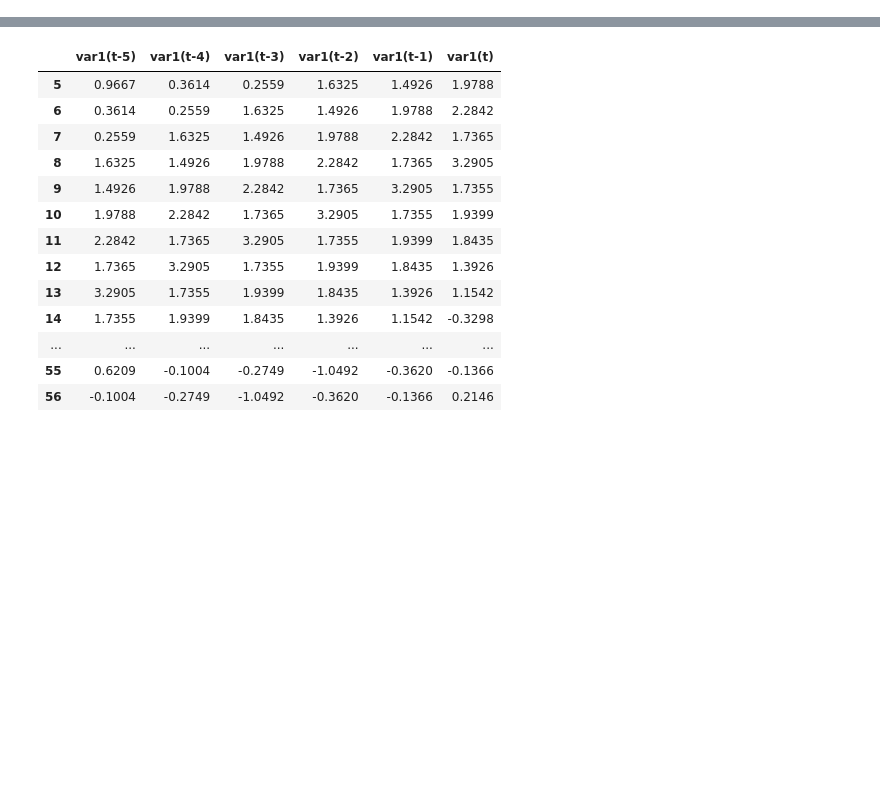
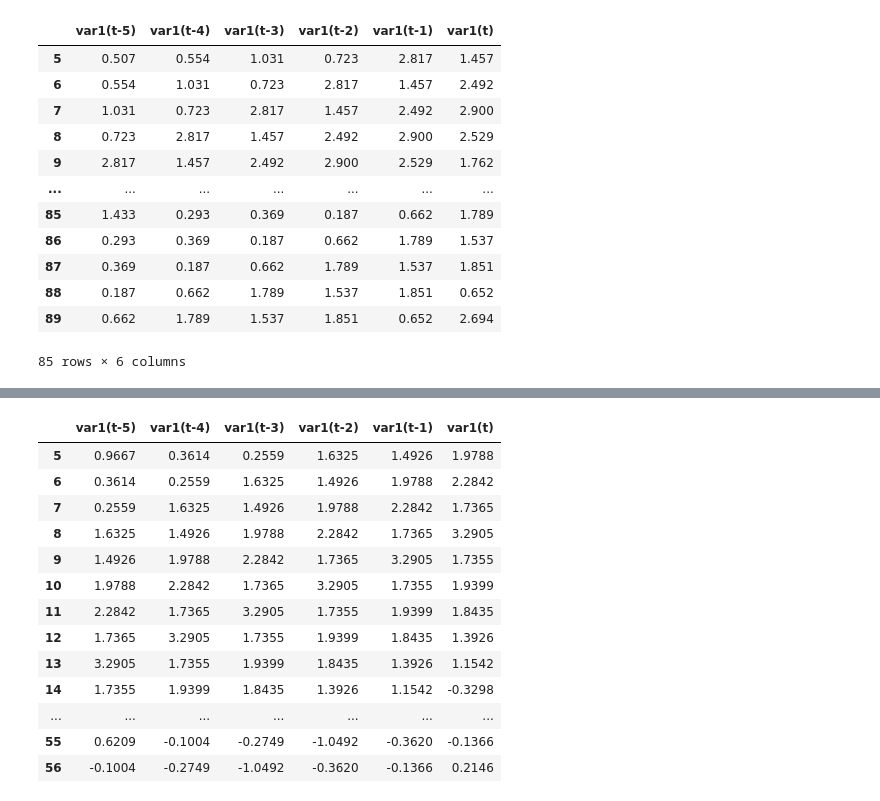
Before and after one commit to mmelinanna/xaiplayground, a Jupyter notebook: playground.ipynb, the cells around one changed output, grey strips where cells are left out. Saved outputs shown, nothing was run; the diff lists cells and outputs as text; code cells hidden in the pictures; blank space fills up the shorter version.

```diff
--- a/playground.ipynb
+++ b/playground.ipynb
@@ -1,3 +1,6 @@
+# %%
+pd.options.display.float_format = '{:.3f}'.format
+np.set_printoptions(formatter={'float': '{: 0.3f}'.format})
 # %%
 import pandas as pd
 import numpy as np
@@ -445,0 +518,18 @@ def walk_forward_validation(data, test_set_len):
+# %%
+data_concatenated
+tsl = time_series_lagger(data_concatenated.loc[:,"values"].to_list(), n_in=5, n_out=1)
+tsl
+# %% [output]
+|  | var1(t-5) | var1(t-4) | var1(t-3) | var1(t-2) | var1(t-1) | var1(t) |
+| 5 | 0.507 | 0.554 | 1.031 | 0.723 | 2.817 | 1.457 |
+| 6 | 0.554 | 1.031 | 0.723 | 2.817 | 1.457 | 2.492 |
+| 7 | 1.031 | 0.723 | 2.817 | 1.457 | 2.492 | 2.900 |
+| 8 | 0.723 | 2.817 | 1.457 | 2.492 | 2.900 | 2.529 |
+| 9 | 2.817 | 1.457 | 2.492 | 2.900 | 2.529 | 1.762 |
+| ... | ... | ... | ... | ... | ... | ... |
+| 85 | 1.433 | 0.293 | 0.369 | 0.187 | 0.662 | 1.789 |
+| 86 | 0.293 | 0.369 | 0.187 | 0.662 | 1.789 | 1.537 |
+| 87 | 0.369 | 0.187 | 0.662 | 1.789 | 1.537 | 1.851 |
+| 88 | 0.187 | 0.662 | 1.789 | 1.537 | 1.851 | 0.652 |
+| 89 | 0.662 | 1.789 | 1.537 | 1.851 | 0.652 | 2.694 |
+85 rows × 6 columns
```
Also changed, not shown: parts of 4 cells of this notebook, 2 other files.
